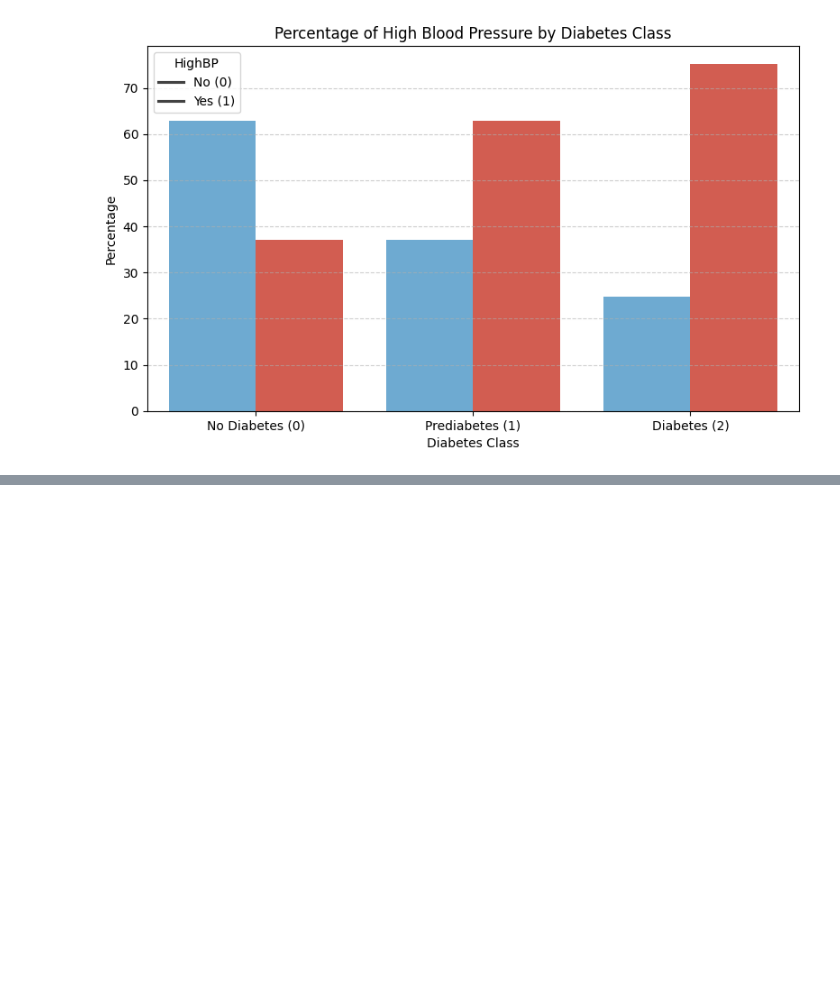
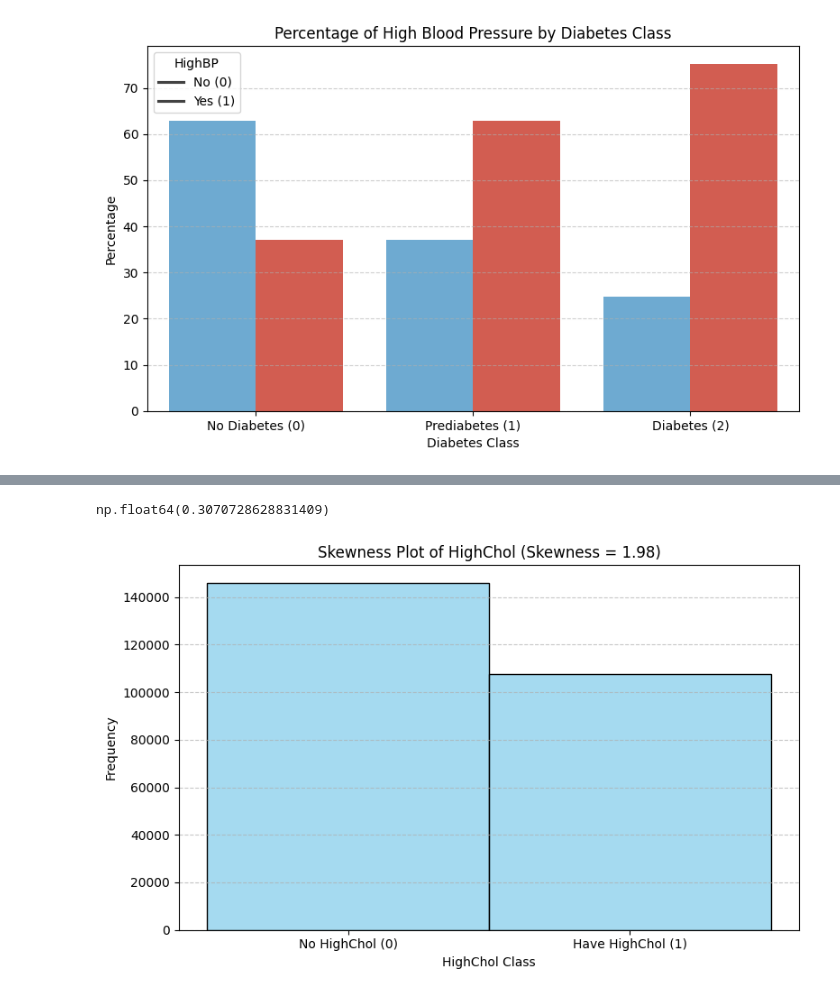
Before and after one commit to mrablfz05/diabetes-prediction, a Jupyter notebook: diabetes_prediction.ipynb, the cells around one changed output, grey strips where cells are left out. Saved outputs shown, nothing was run; the diff lists cells and outputs as text; code cells hidden in the pictures; blank space fills up the shorter version.

```diff
--- a/diabetes_prediction.ipynb
+++ b/diabetes_prediction.ipynb
@@ -271,0 +339,17 @@ plt.show()
+# %%
+skew(diabetes["HighChol"])
+# %% [output]
+np.float64(0.3070728628831409)
+# %%
+plt.figure(figsize=(8, 5))
+sns.histplot(diabetes["HighChol"], kde=False, bins=3, discrete=True, color="skyblue", edgecolor="black")
+
+plt.title(f"Skewness Plot of HighChol (Skewness = {skew_val:.2f})")
+plt.xlabel("HighChol Class")
+plt.ylabel("Frequency")
+plt.xticks([0, 1], ["No HighChol (0)", "Have HighChol (1)"])
+plt.grid(axis='y', linestyle='--', alpha=0.7)
+plt.tight_layout()
+plt.show()
+# %% [output]
+[figure, added]
```
Also changed, not shown: parts of 10 cells of this notebook.
